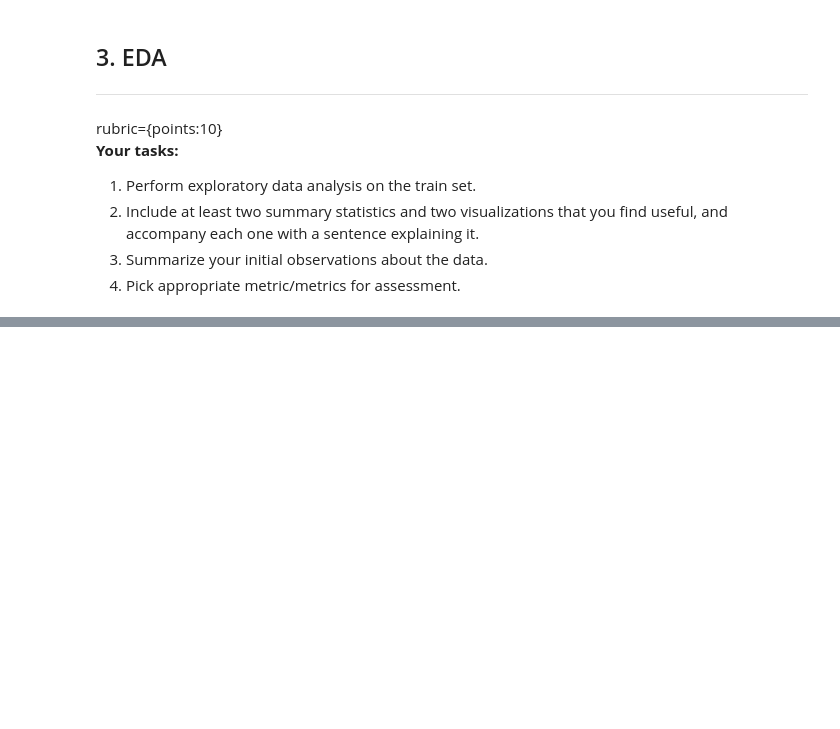
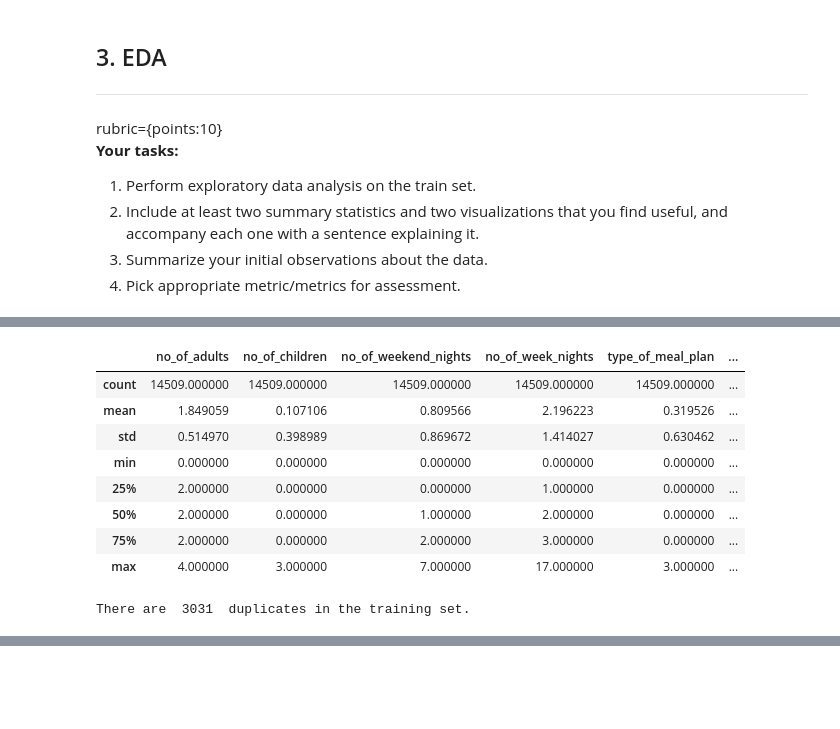
Before and after one commit to timtheteh/Applied-Machine-Learning, a Jupyter notebook: hw/hw6/hw6-starter.ipynb, the cells around one changed output, grey strips where cells are left out. Drawn from its saved outputs; the diff is of its cells as text; code cells hidden in the pictures; blank space fills up the shorter version.

```diff
--- a/hw/hw6/hw6-starter.ipynb
+++ b/hw/hw6/hw6-starter.ipynb
@@ -153,0 +235,19 @@ rubric={points:10}
+# %%
+train_df.describe()
+# %% [output]
+|  | no_of_adults | no_of_children | no_of_weekend_nights | no_of_week_nights | type_of_meal_plan | ... |
+| count | 14509.000000 | 14509.000000 | 14509.000000 | 14509.000000 | 14509.000000 | ... |
+| mean | 1.849059 | 0.107106 | 0.809566 | 2.196223 | 0.319526 | ... |
+| std | 0.514970 | 0.398989 | 0.869672 | 1.414027 | 0.630462 | ... |
+| min | 0.000000 | 0.000000 | 0.000000 | 0.000000 | 0.000000 | ... |
+| 25% | 2.000000 | 0.000000 | 0.000000 | 1.000000 | 0.000000 | ... |
+| 50% | 2.000000 | 0.000000 | 1.000000 | 2.000000 | 0.000000 | ... |
+| 75% | 2.000000 | 0.000000 | 2.000000 | 3.000000 | 0.000000 | ... |
+| max | 4.000000 | 3.000000 | 7.000000 | 17.000000 | 3.000000 | ... |
+# %%
+#Find the duplicates
+
+num_duplicates = train_df.duplicated().sum()
+print("There are ", num_duplicates, " duplicates in the training set.")
+# %% [output]
+There are  3031  duplicates in the training set.
```
Also changed, not shown: parts of 46 cells of this notebook.
